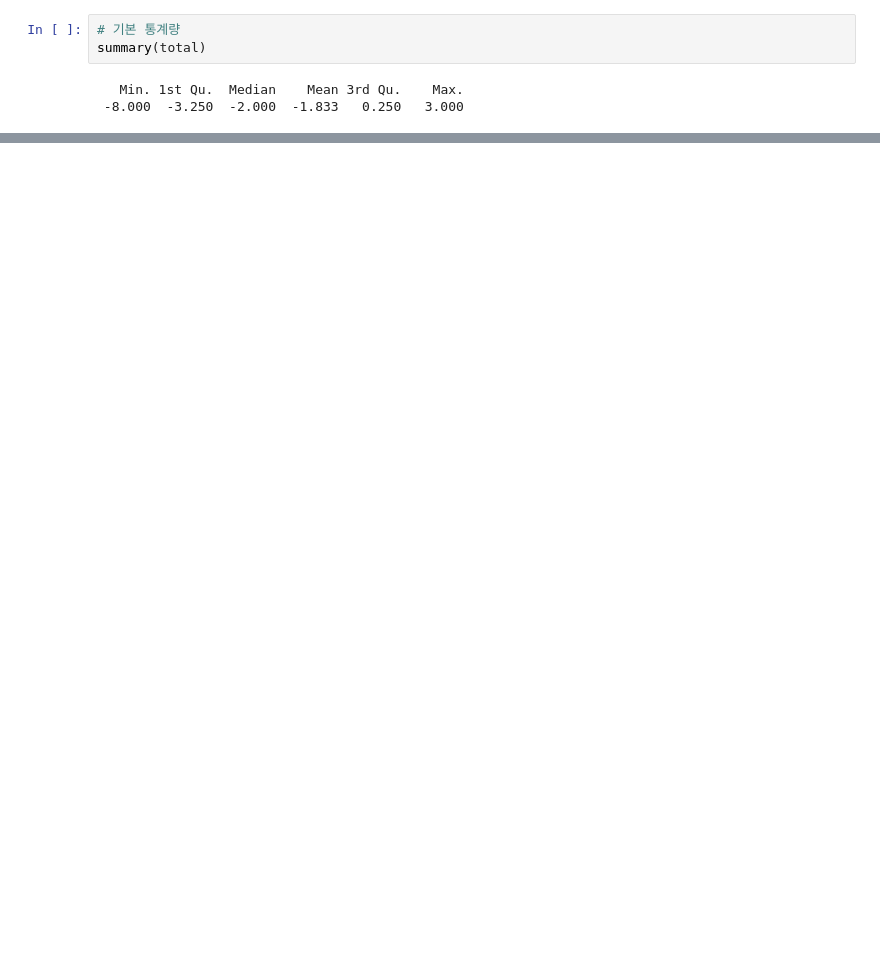
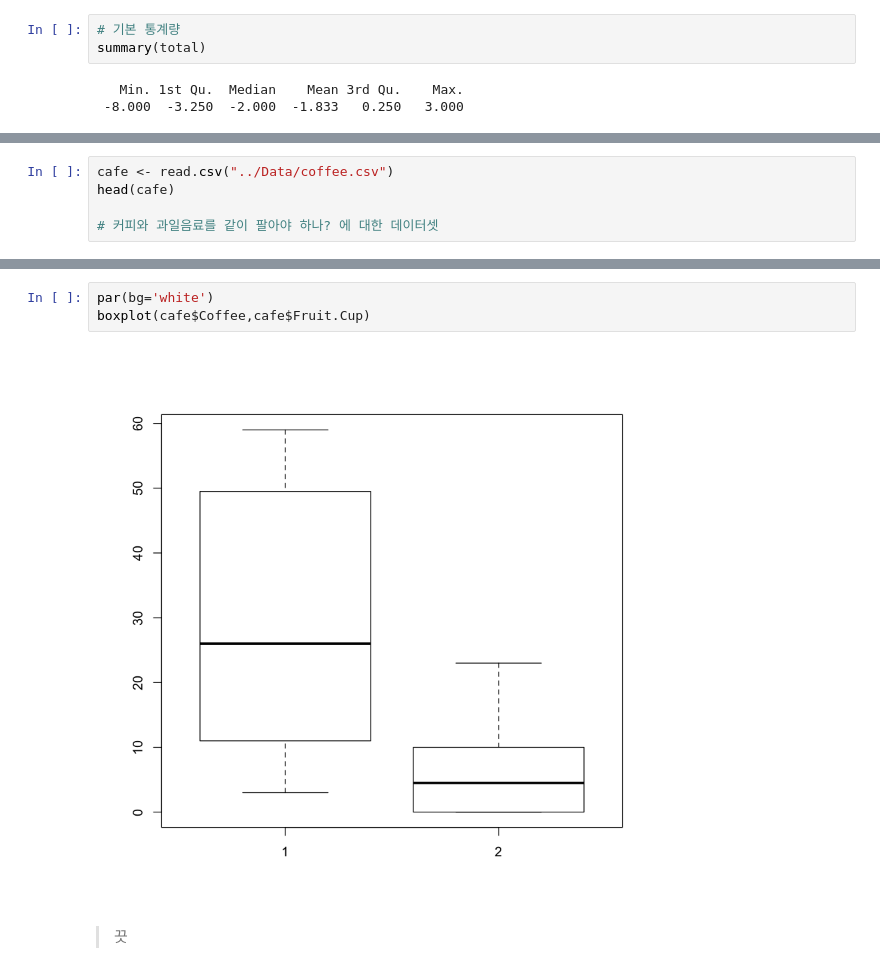
Before and after one commit to monargent0/TJRrrClass, a Jupyter notebook: 13. 기초통계량.ipynb, the cells around one changed output, grey strips where cells are left out. Cells and saved outputs as stored; diff of their text form; blank space fills up the shorter version.

```diff
--- a/13. 기초통계량.ipynb
+++ b/13. 기초통계량.ipynb
@@ -28,0 +53,5 @@ boxplot(total)
+# %%
+cafe <- read.csv("../Data/coffee.csv")
+head(cafe)
+
+# 커피와 과일음료를 같이 팔아야 하나? 에 대한 데이터셋
@@ -28,0 +104,7 @@ boxplot(total)
+# %%
+par(bg='white')
+boxplot(cafe$Coffee,cafe$Fruit.Cup)
+# %% [output]
+[figure, added]
+# %% [markdown]
+> 끗
```
Also changed, not shown: parts of 10 cells of this notebook, 1 other file.
